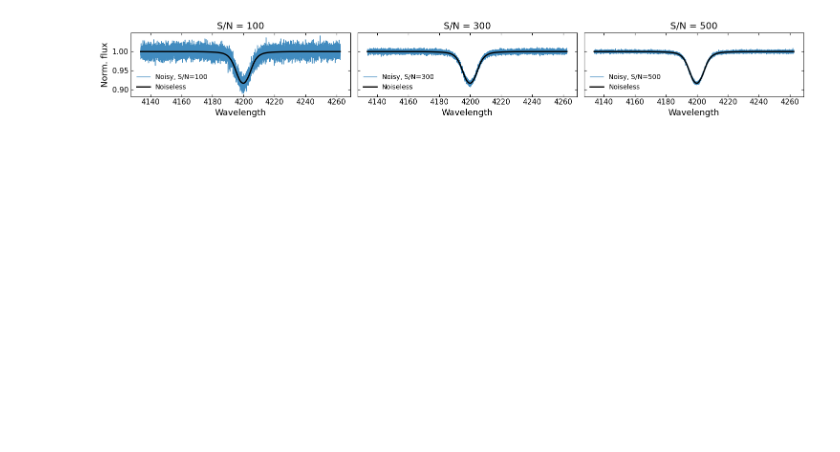
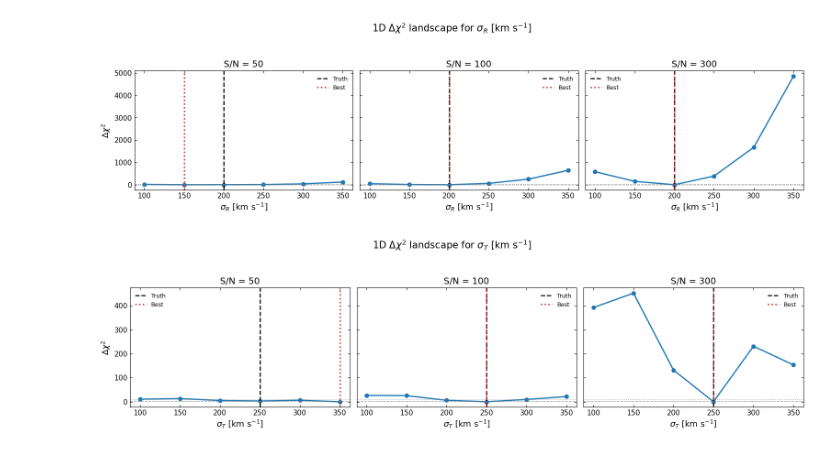
Before and after one commit to Ankurjyoti07/spamms_dev, a Jupyter notebook: notebooks/chisq.ipynb, the cells around one changed output. Drawn from its saved outputs; the diff is of its cells as text; code cells hidden in the pictures; blank space fills up the shorter version.

Commit message:
new chisq grid

```diff
--- a/notebooks/chisq.ipynb
+++ b/notebooks/chisq.ipynb
@@ -462,0 +64,3 @@ plt.show()
+# %%
+truth = select_truth_model(df_grid, inclination=70.0, v_crit_frac=0.7, sigma_R=200.0, sigma_T=250.0)
+print(truth[["model_name", "inclination", "v_crit_frac", "sigma_R", "sigma_T", "profile_file"]])
@@ -1267,41 +262,6 @@ plt.show()
-# %%
-snr_values = [100, 300, 500]
-
-# Use a fixed seed so this plot uses reproducible noise
-rng = np.random.default_rng(42)
-
-fig, axes = plt.subplots(1, 3, figsize=(15, 2.5), sharex=True, sharey=True)
-
-for ax, snr in zip(axes, snr_values):
-    sigma_flux = 1.0 / snr
-    flux_noisy = flux_true + rng.normal(0.0, sigma_flux, size=flux_true.size)
-
-    ax.plot(
-        wave_obs,
-        flux_noisy,
-        lw=1.0,
-        color="tab:blue",
-        alpha=0.85,
-        label=rf"Noisy, S/N={snr}"
-    )
-
-    ax.plot(
-        wave_obs,
-        flux_true,
-        lw=2.0,
-        color="black",
-        label="Noiseless"
-    )
-
-    ax.set_title(rf"S/N = {snr}", fontsize=14)
-    ax.set_xlabel("Wavelength", fontsize=13)
-
-    ax.tick_params(axis="both", labelsize=11, direction="in", top=True, right=True)
-    ax.legend(fontsize=10, frameon=False)
-
-axes[0].set_ylabel("Norm. flux", fontsize=13)
-
-fig.tight_layout(rect=[0, 0, 1, 0.92])
-plt.show()
-# %% [output]
-[figure, removed]
+# %%
+plot_1d_chi_landscape(chi_tables, truth, snr_values, param="sigma_R")
+plot_1d_chi_landscape(chi_tables, truth, snr_values, param="sigma_T")
+# %% [output]
+[figure, added]
+[figure, added]
```
Also changed, not shown: parts of 31 cells of this notebook.
